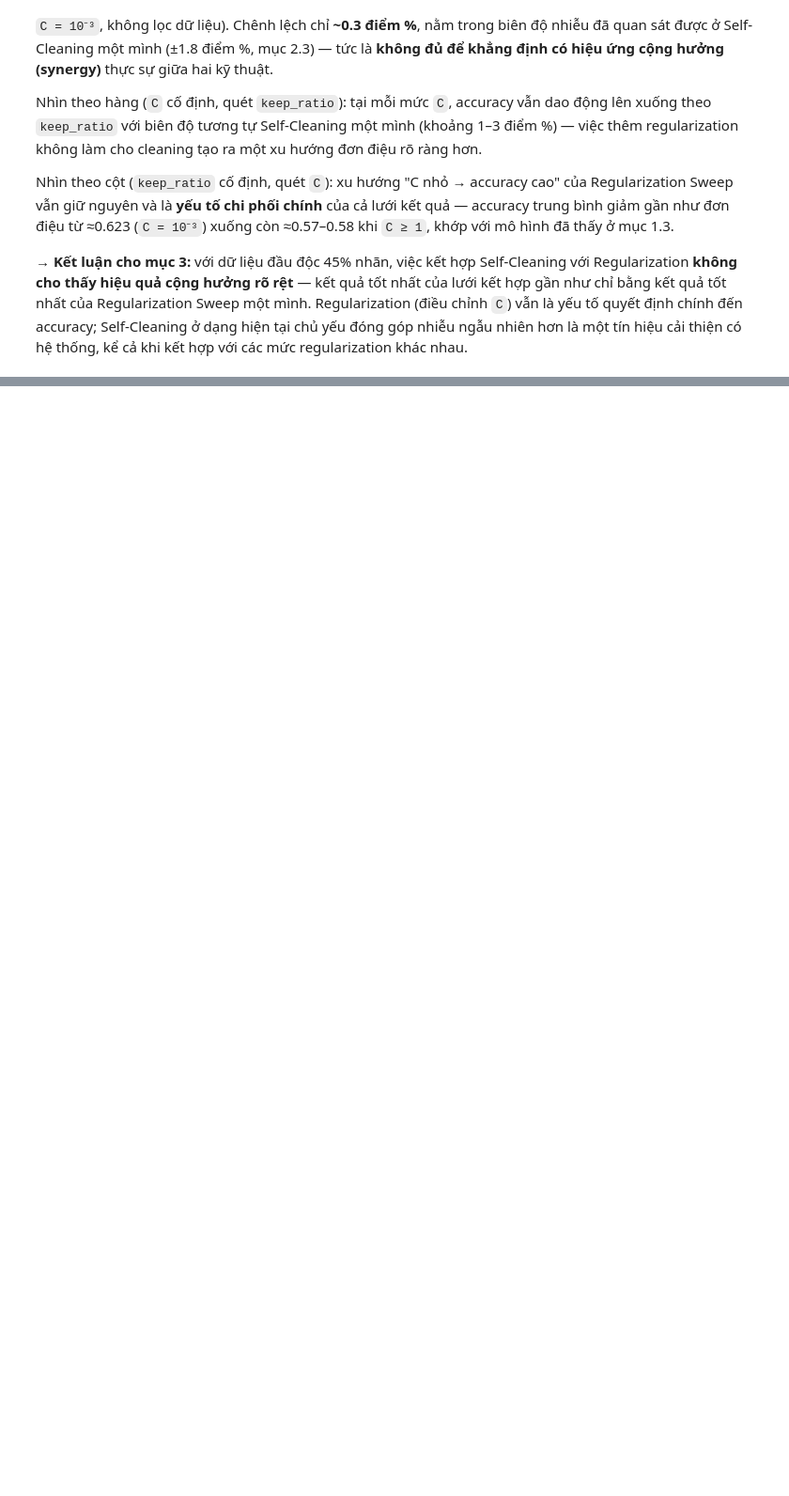
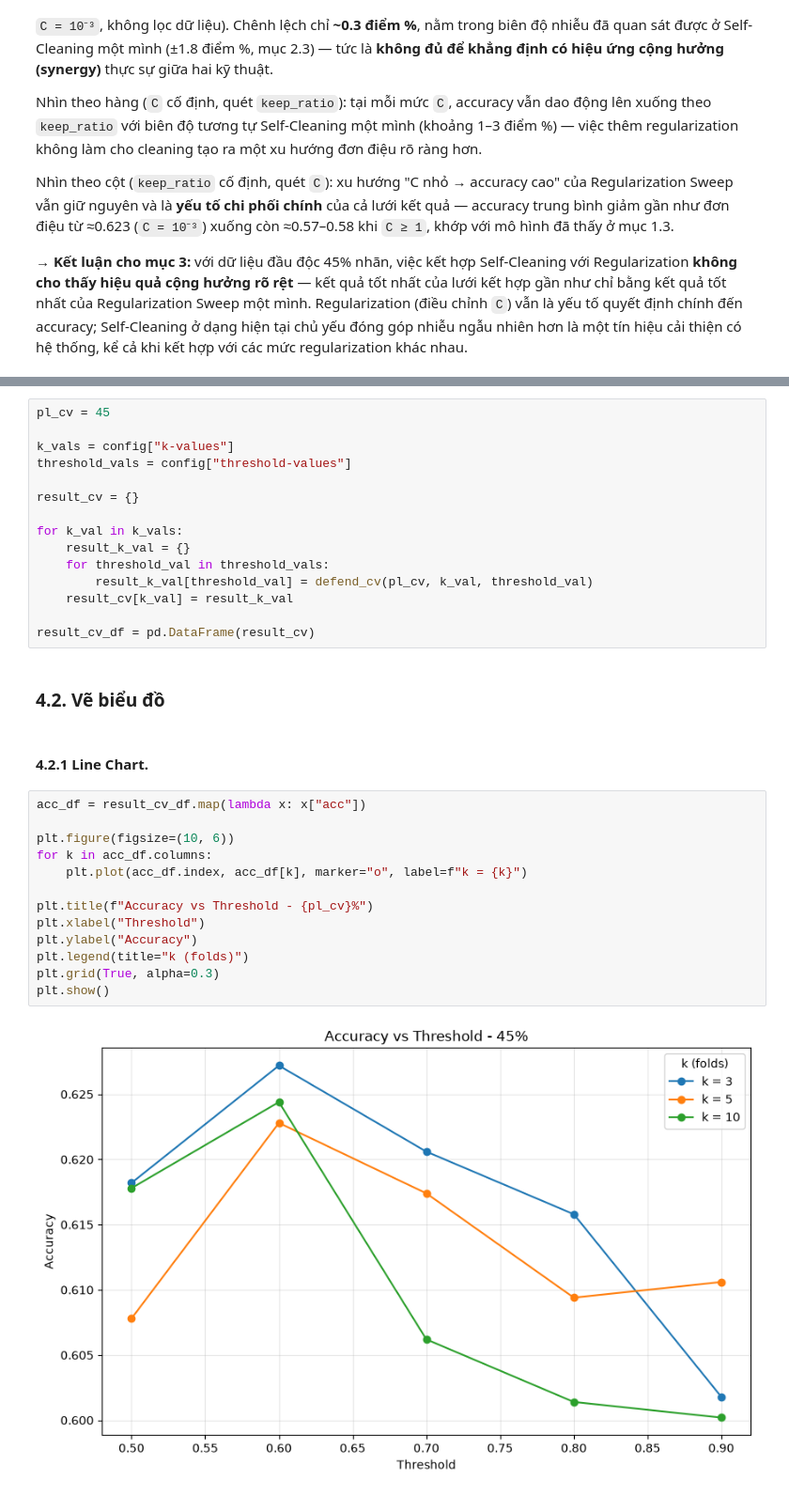
Before and after one commit to MeoMuop3727/label-flipping-project, a Jupyter notebook: notebooks/03-resolve-problems.ipynb, the cells around one changed output, grey strips where cells are left out. Shown at 94% size. Cells and saved outputs as stored; diff of their text form; blank space fills up the shorter version.

Commit message:
feat: adding cross validation to 03
- updating version, v1.4.2
- adding two values to config.json

```diff
--- a/notebooks/03-resolve-problems.ipynb
+++ b/notebooks/03-resolve-problems.ipynb
@@ -352,0 +409,34 @@ Nhìn theo cột (`keep_ratio` cố định, quét `C`): xu hướng "C nhỏ
+# %%
+pl_cv = 45
+
+k_vals = config["k-values"]
+threshold_vals = config["threshold-values"]
+
+result_cv = {}
+
+for k_val in k_vals:
+    result_k_val = {}
+    for threshold_val in threshold_vals:
+        result_k_val[threshold_val] = defend_cv(pl_cv, k_val, threshold_val)
+    result_cv[k_val] = result_k_val
+
+result_cv_df = pd.DataFrame(result_cv)
+# %% [markdown]
+### 4.2. Vẽ biểu đồ
+# %% [markdown]
+#### 4.2.1 Line Chart.
+# %%
+acc_df = result_cv_df.map(lambda x: x["acc"])
+
+plt.figure(figsize=(10, 6))
+for k in acc_df.columns:
+    plt.plot(acc_df.index, acc_df[k], marker="o", label=f"k = {k}")
+
+plt.title(f"Accuracy vs Threshold - {pl_cv}%")
+plt.xlabel("Threshold")
+plt.ylabel("Accuracy")
+plt.legend(title="k (folds)")
+plt.grid(True, alpha=0.3)
+plt.show()
+# %% [output]
+[figure, added]
```
Also changed, not shown: parts of 21 cells of this notebook, 2 other files.
